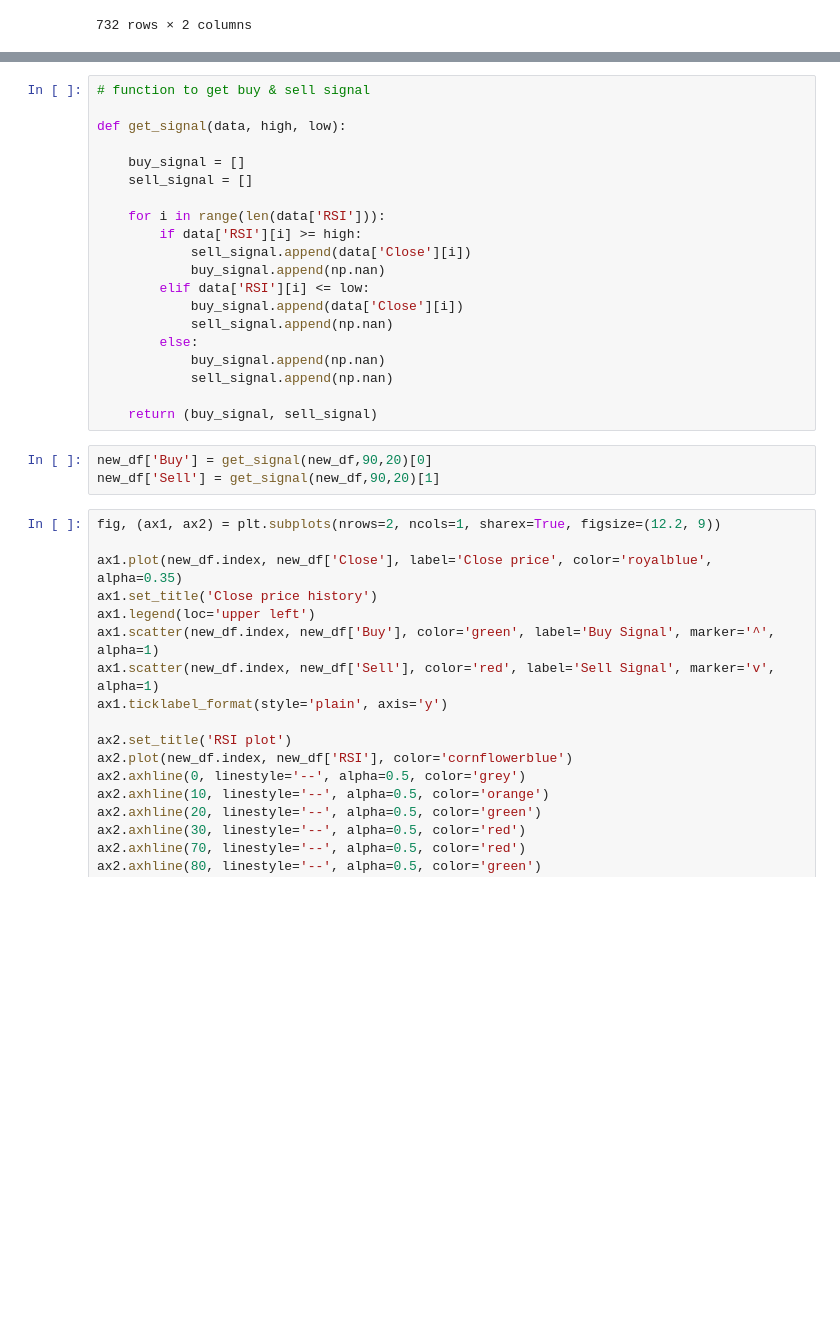
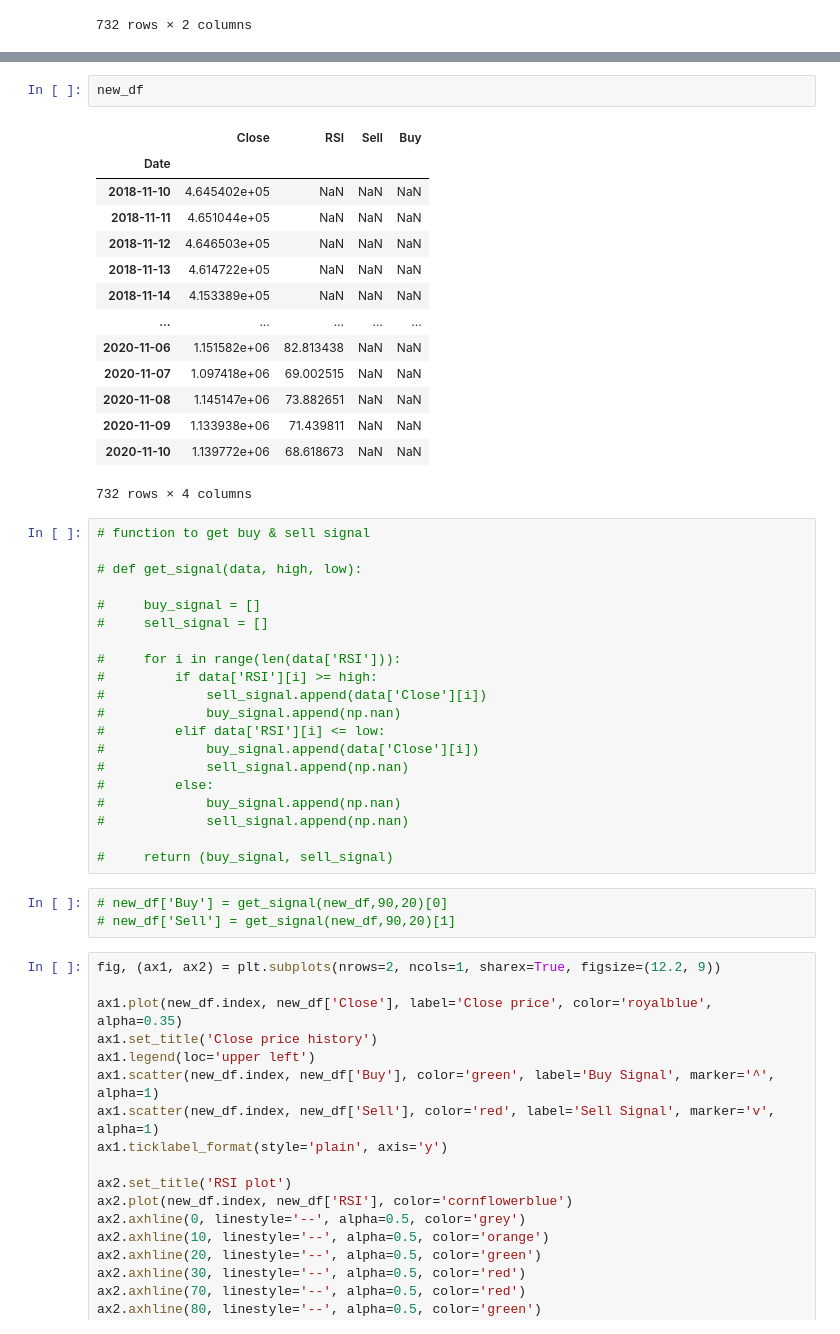
Before and after one commit to Xalt8/Crypto, a Jupyter notebook: rsi.ipynb, the cells around one changed output, grey strips where cells are left out. Cells and saved outputs as stored; diff of their text form; blank space fills up the shorter version.

```diff
--- a/rsi.ipynb
+++ b/rsi.ipynb
@@ -129,26 +141,43 @@ new_df
+# %%
+new_df
+# %% [output]
+|  | Close | RSI | Sell | Buy |
+| Date |  |  |  |  |
+| 2018-11-10 | 4.645402e+05 | NaN | NaN | NaN |
+| 2018-11-11 | 4.651044e+05 | NaN | NaN | NaN |
+| 2018-11-12 | 4.646503e+05 | NaN | NaN | NaN |
+| 2018-11-13 | 4.614722e+05 | NaN | NaN | NaN |
+| 2018-11-14 | 4.153389e+05 | NaN | NaN | NaN |
+| ... | ... | ... | ... | ... |
+| 2020-11-06 | 1.151582e+06 | 82.813438 | NaN | NaN |
+| 2020-11-07 | 1.097418e+06 | 69.002515 | NaN | NaN |
+| 2020-11-08 | 1.145147e+06 | 73.882651 | NaN | NaN |
+| 2020-11-09 | 1.133938e+06 | 71.439811 | NaN | NaN |
+| 2020-11-10 | 1.139772e+06 | 68.618673 | NaN | NaN |
+732 rows × 4 columns
 # %%
 # function to get buy & sell signal
 
-def get_signal(data, high, low):
+# def get_signal(data, high, low):
 
-    buy_signal = []
-    sell_signal = []
+#     buy_signal = []
+#     sell_signal = []
 
-    for i in range(len(data['RSI'])):
-        if data['RSI'][i] >= high:
-            sell_signal.append(data['Close'][i])
-            buy_signal.append(np.nan)
-        elif data['RSI'][i] <= low:
-            buy_signal.append(data['Close'][i])
-            sell_signal.append(np.nan)
-        else:
-            buy_signal.append(np.nan)
-            sell_signal.append(np.nan)
+#     for i in range(len(data['RSI'])):
+#         if data['RSI'][i] >= high:
+#             sell_signal.append(data['Close'][i])
+#             buy_signal.append(np.nan)
+#         elif data['RSI'][i] <= low:
+#             buy_signal.append(data['Close'][i])
+#             sell_signal.append(np.nan)
+#         else:
+#             buy_signal.append(np.nan)
+#             sell_signal.append(np.nan)
 
-    return (buy_signal, sell_signal)
+#     return (buy_signal, sell_signal)
 # %%
-new_df['Buy'] = get_signal(new_df,90,20)[0]
-new_df['Sell'] = get_signal(new_df,90,20)[1]
+# new_df['Buy'] = get_signal(new_df,90,20)[0]
+# new_df['Sell'] = get_signal(new_df,90,20)[1]
 # %%
 fig, (ax1, ax2) = plt.subplots(nrows=2, ncols=1, sharex=True, figsize=(12.2, 9))
 
```
Also changed, not shown: parts of 11 cells of this notebook.
